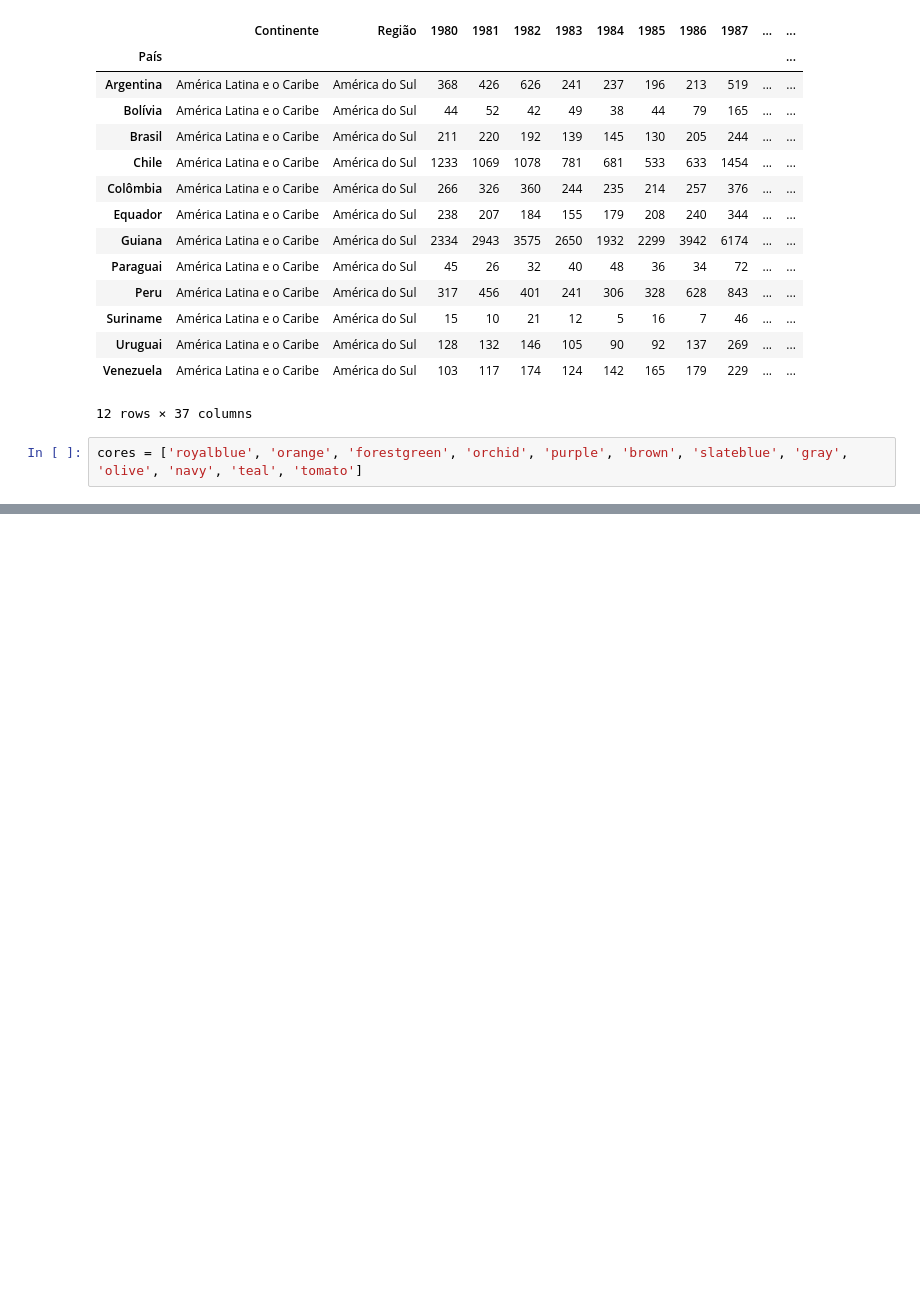
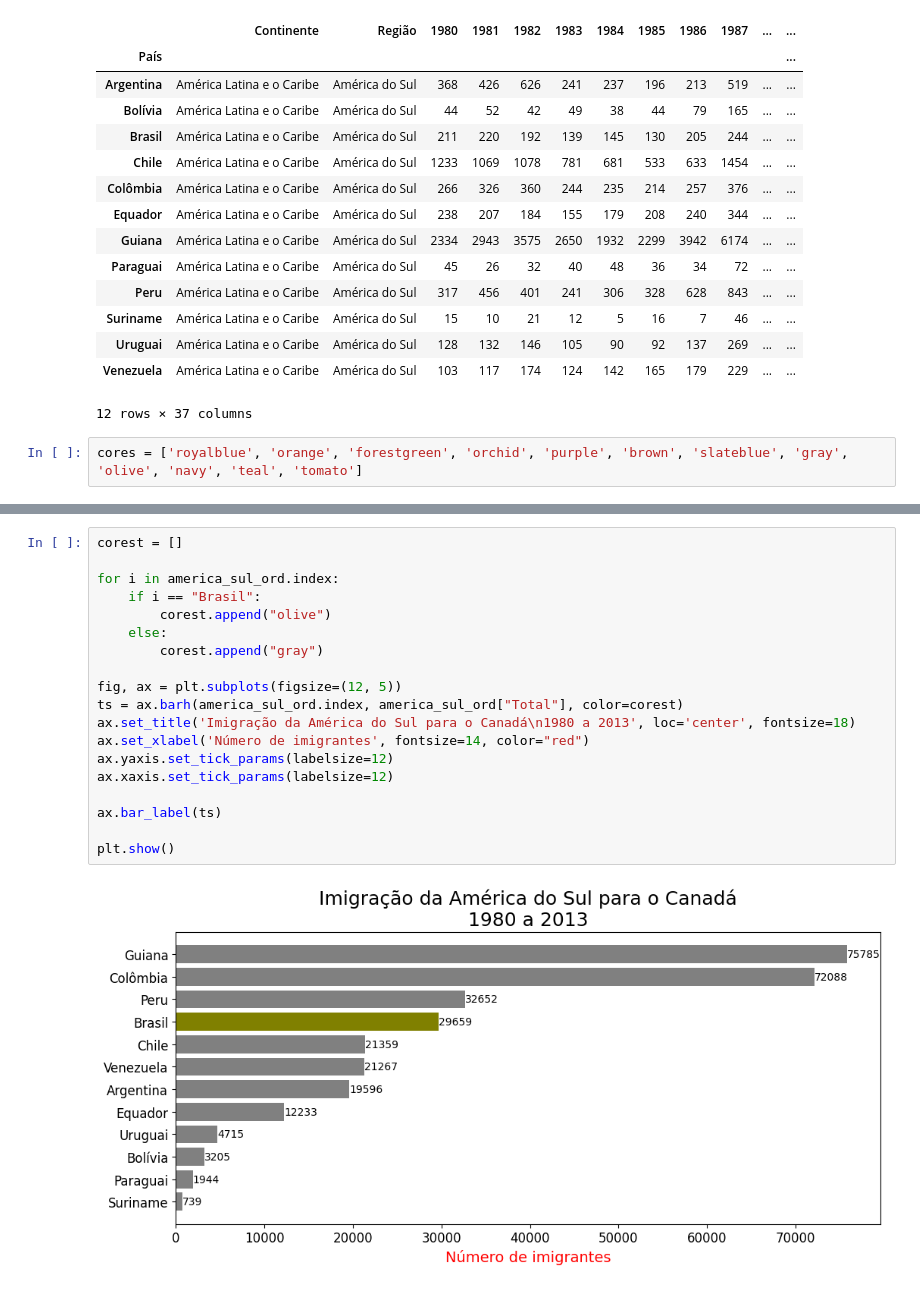
Before and after one commit to Artur-Andrade-B/Estudo_Estatistica, a Jupyter notebook: aula3.ipynb, the cells around one changed output, grey strips where cells are left out. Drawn from its saved outputs; the diff is of its cells as text; blank space fills up the shorter version.

```diff
--- a/aula3.ipynb
+++ b/aula3.ipynb
@@ -699,0 +815,21 @@ plt.show()
+# %%
+corest = []
+
+for i in america_sul_ord.index:
+    if i == "Brasil":
+        corest.append("olive")
+    else:
+        corest.append("gray")
+
+fig, ax = plt.subplots(figsize=(12, 5))
+ts = ax.barh(america_sul_ord.index, america_sul_ord["Total"], color=corest)
+ax.set_title('Imigração da América do Sul para o Canadá\n1980 a 2013', loc='center', fontsize=18)
+ax.set_xlabel('Número de imigrantes', fontsize=14, color="red")
+ax.yaxis.set_tick_params(labelsize=12)
+ax.xaxis.set_tick_params(labelsize=12)
+
+ax.bar_label(ts)
+
+plt.show()
+# %% [output]
+[figure, added]
```
Also changed, not shown: parts of 8 cells of this notebook, 1 other file.
